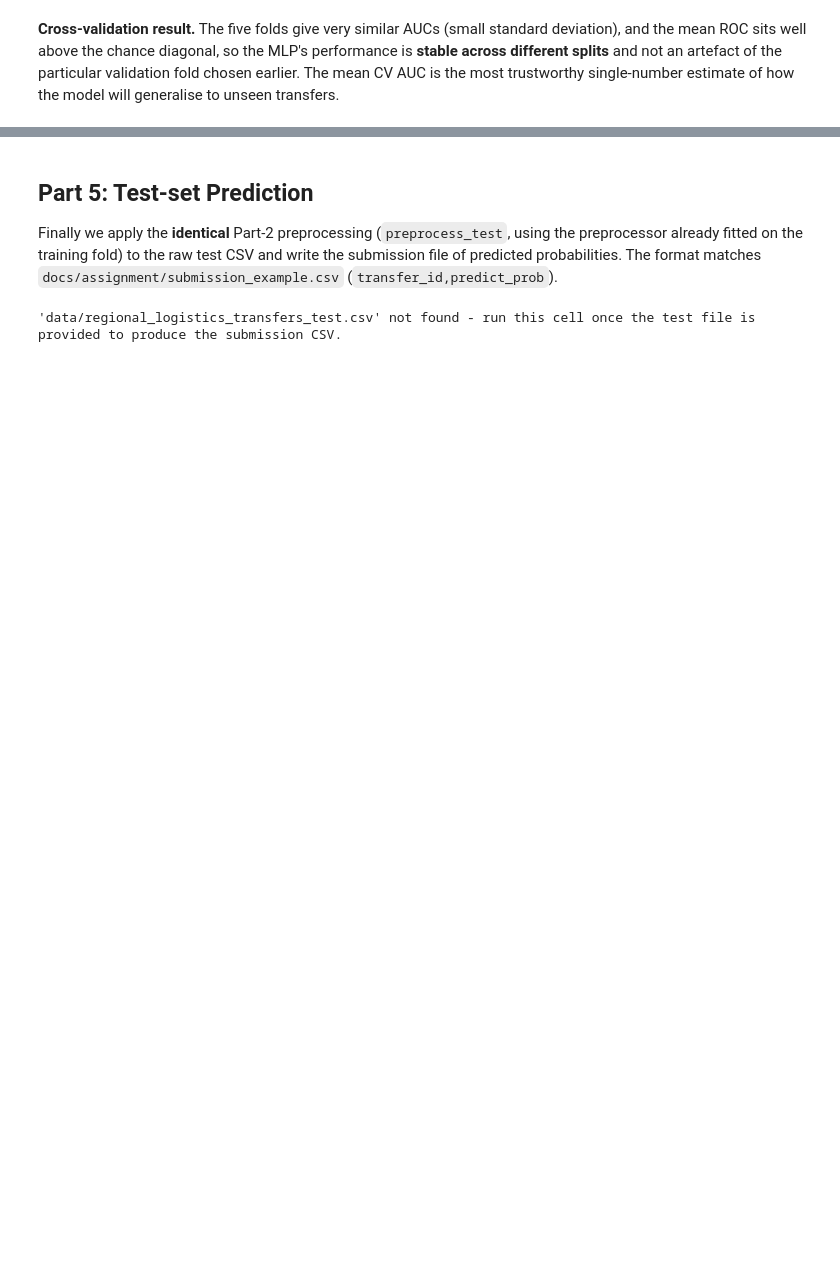
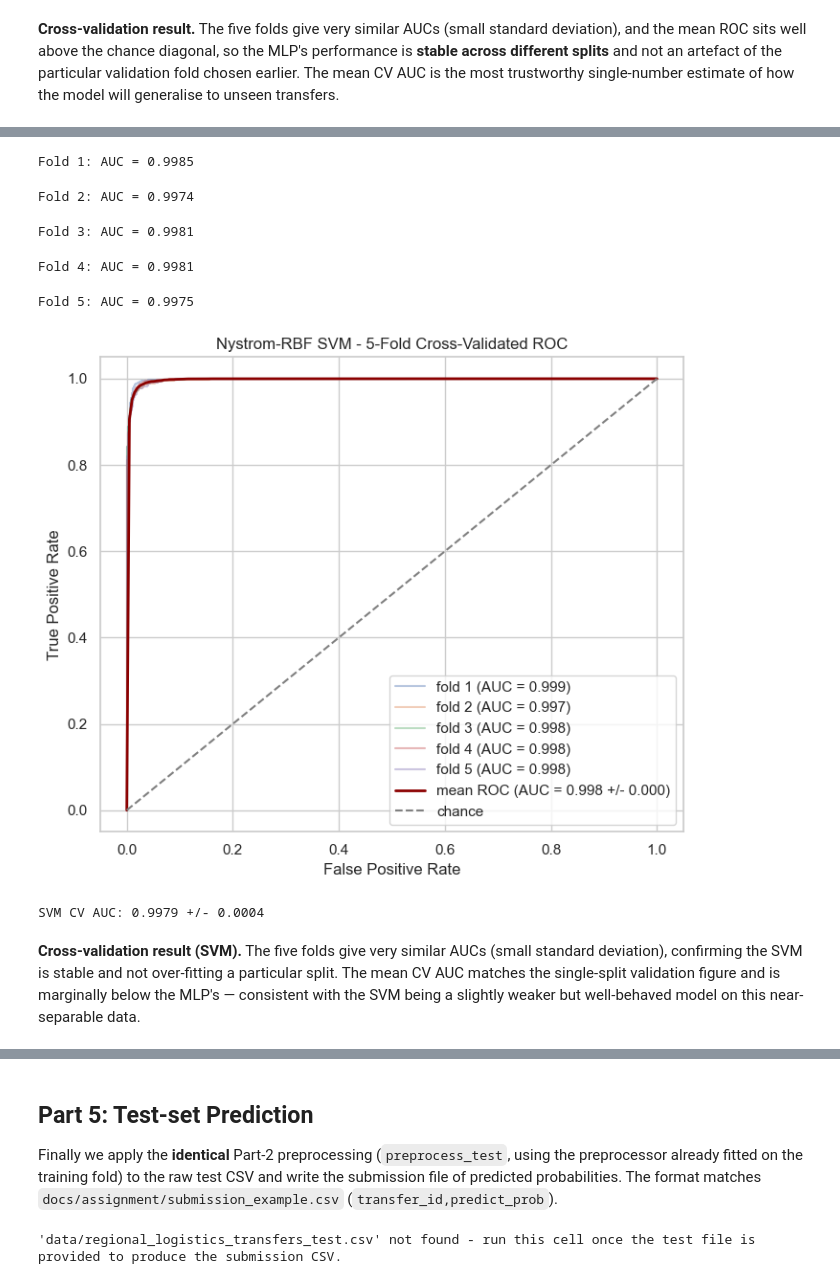
Before and after one commit to tomerbd007/LogisticsTransferPrediction, a Jupyter notebook: main.ipynb, the cells around one changed output, grey strips where cells are left out. Drawn from its saved outputs; the diff is of its cells as text; code cells hidden in the pictures; blank space fills up the shorter version.

```diff
--- a/main.ipynb
+++ b/main.ipynb
@@ -1727,0 +2057,47 @@ transfers.
+# %%
+# --- SVM: Stratified 5-fold CV + combined ROC (Part 4) ---
+# Leak-free: the preprocessing is refit on each fold's training rows only (as for the MLP).
+skf_svm = StratifiedKFold(n_splits=5, shuffle=True, random_state=RANDOM_STATE)
+Xr_svm, yr_svm = X_raw.reset_index(drop=True), y.reset_index(drop=True)
+mean_fpr = np.linspace(0, 1, 200)
+tprs, fold_aucs = [], []
+
+plt.figure(figsize=(7, 6))
+for fold, (tr_idx, va_idx) in enumerate(skf_svm.split(Xr_svm, yr_svm), start=1):
+    pre = build_preprocessor(IMPUTE_METHOD)
+    Xtr_p = pre.fit_transform(engineer_features(Xr_svm.iloc[tr_idx]), yr_svm.iloc[tr_idx])
+    Xva_p = pre.transform(engineer_features(Xr_svm.iloc[va_idx]))
+    ytr, yva = yr_svm.iloc[tr_idx], yr_svm.iloc[va_idx]
+
+    clf = make_final_svm().fit(Xtr_p, ytr)
+    scores = clf.decision_function(Xva_p)
+
+    auc_k = roc_auc_score(yva, scores); fold_aucs.append(auc_k)
+    fpr, tpr, _ = roc_curve(yva, scores)
+    interp = np.interp(mean_fpr, fpr, tpr); interp[0] = 0.0; tprs.append(interp)
+    plt.plot(fpr, tpr, alpha=0.4, label=f"fold {fold} (AUC = {auc_k:.3f})")
+    print(f"Fold {fold}: AUC = {auc_k:.4f}")
+
+mean_tpr = np.mean(tprs, axis=0); mean_tpr[-1] = 1.0
+mean_auc, std_auc = np.mean(fold_aucs), np.std(fold_aucs)
+plt.plot(mean_fpr, mean_tpr, color="darkred", lw=2,
+         label=f"mean ROC (AUC = {mean_auc:.3f} +/- {std_auc:.3f})")
+plt.plot([0, 1], [0, 1], "--", color="grey", label="chance")
+plt.xlabel("False Positive Rate"); plt.ylabel("True Positive Rate")
+plt.title("Nystrom-RBF SVM - 5-Fold Cross-Validated ROC"); plt.legend(loc="lower right")
+plt.tight_layout(); plt.show()
+SVM_RESULTS["Nystrom-RBF SVM"] = float(mean_auc)   # use the CV estimate for the comparison
+print(f"\nSVM CV AUC: {mean_auc:.4f} +/- {std_auc:.4f}")
+# %% [output]
+Fold 1: AUC = 0.9985
+Fold 2: AUC = 0.9974
+Fold 3: AUC = 0.9981
+Fold 4: AUC = 0.9981
+Fold 5: AUC = 0.9975
+[figure, added]
+SVM CV AUC: 0.9979 +/- 0.0004
+# %% [markdown]
+**Cross-validation result (SVM).** The five folds give very similar AUCs (small standard
+deviation), confirming the SVM is stable and not over-fitting a particular split. The mean CV AUC
+matches the single-split validation figure and is marginally below the MLP's — consistent with the
+SVM being a slightly weaker but well-behaved model on this near-separable data.
```
Also changed, not shown: parts of 25 cells of this notebook, 1 other file.
